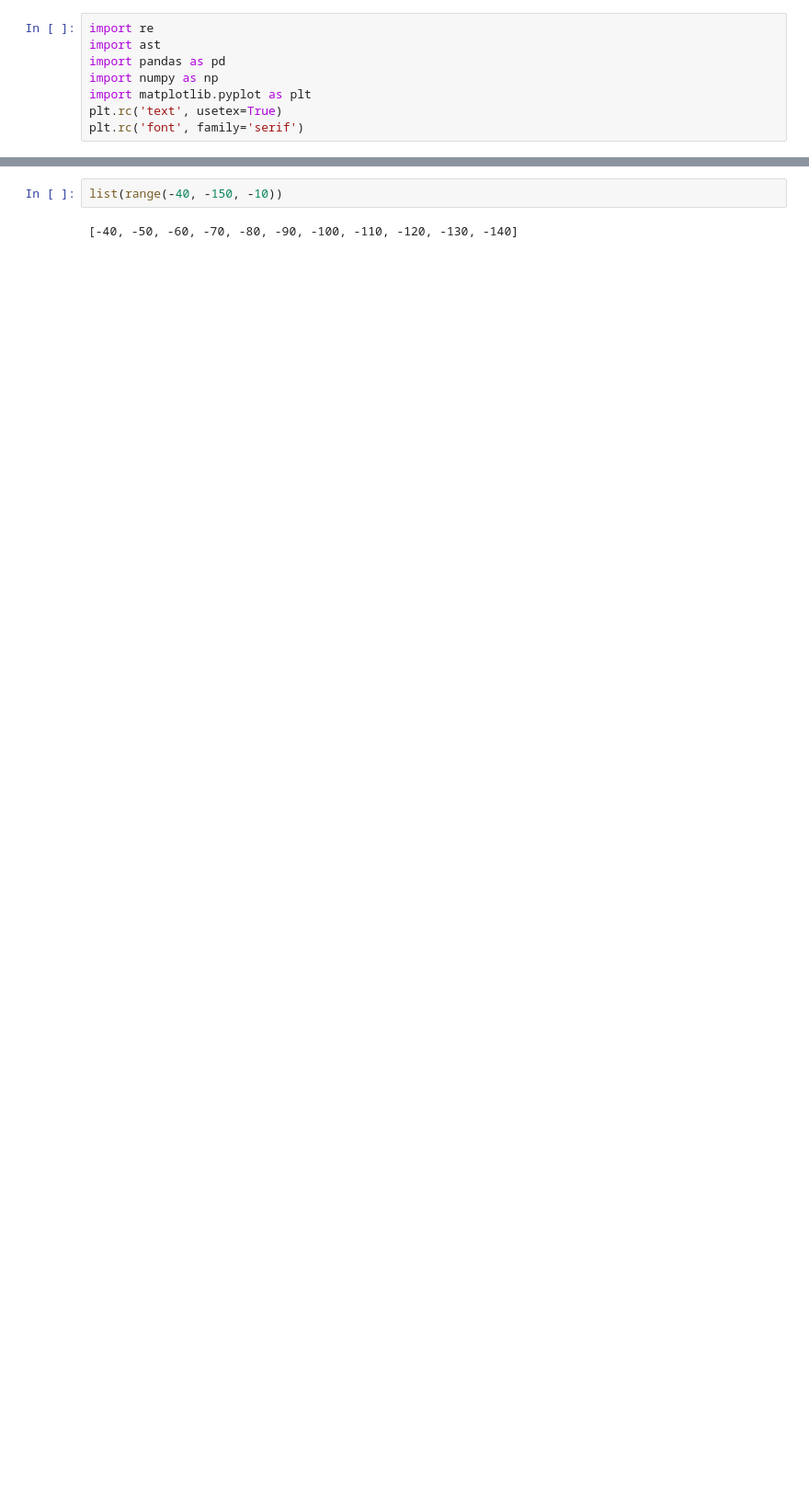
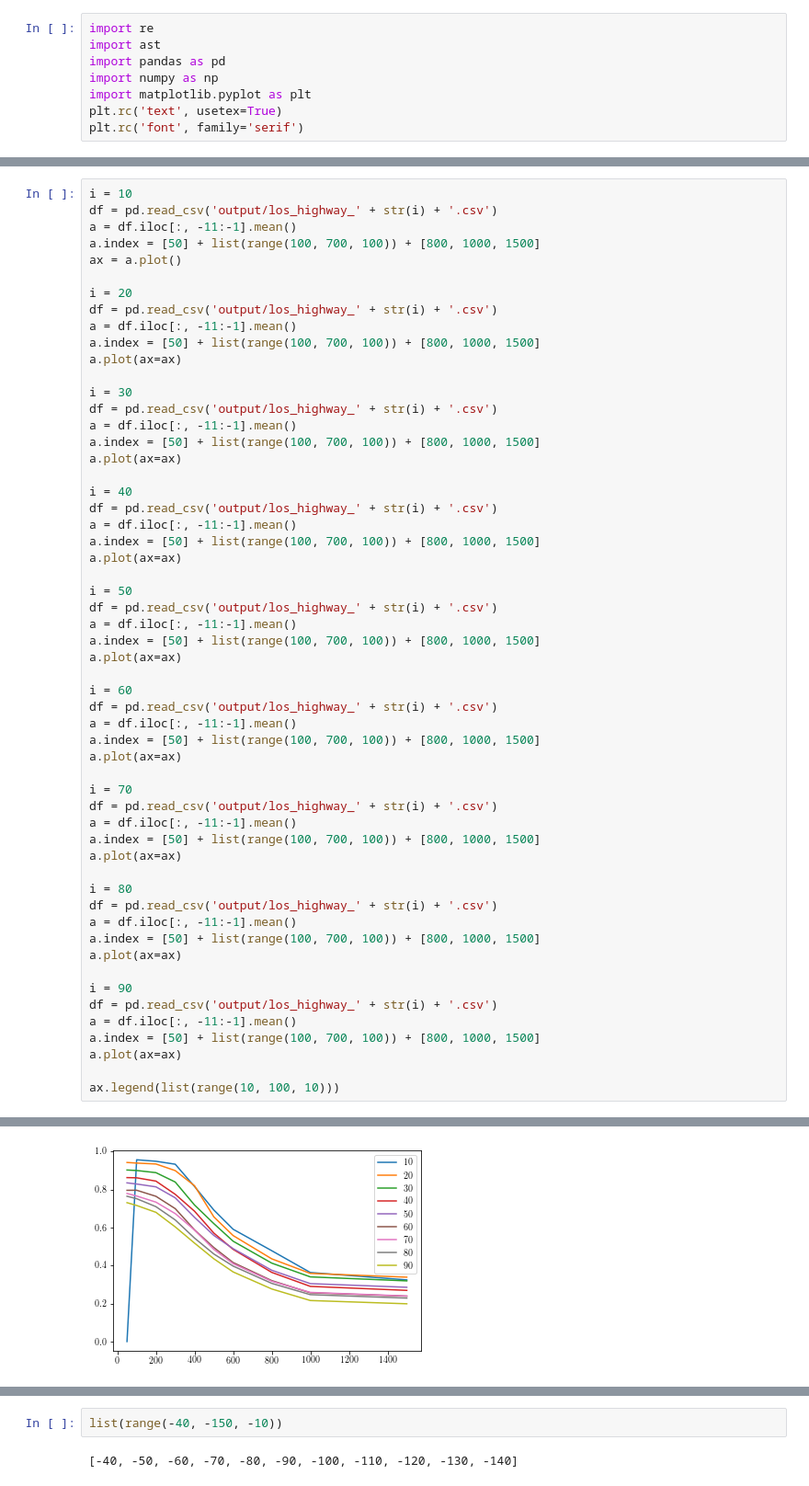
Before and after one commit to Lucas-Cerqueira/Projeto-Final-src, a Jupyter notebook: simulations_analysis.ipynb, the cells around one changed output, grey strips where cells are left out. Shown at 92% size. Saved outputs shown, nothing was run; the diff lists cells and outputs as text; blank space fills up the shorter version.

```diff
--- a/simulations_analysis.ipynb
+++ b/simulations_analysis.ipynb
@@ -104,0 +530,57 @@ for i, l in enumerate(ax.lines):
+# %%
+i = 10
+df = pd.read_csv('output/los_highway_' + str(i) + '.csv')
+a = df.iloc[:, -11:-1].mean()
+a.index = [50] + list(range(100, 700, 100)) + [800, 1000, 1500]
+ax = a.plot()
+
+i = 20
+df = pd.read_csv('output/los_highway_' + str(i) + '.csv')
+a = df.iloc[:, -11:-1].mean()
+a.index = [50] + list(range(100, 700, 100)) + [800, 1000, 1500]
+a.plot(ax=ax)
+
+i = 30
+df = pd.read_csv('output/los_highway_' + str(i) + '.csv')
+a = df.iloc[:, -11:-1].mean()
+a.index = [50] + list(range(100, 700, 100)) + [800, 1000, 1500]
+a.plot(ax=ax)
+
+i = 40
+df = pd.read_csv('output/los_highway_' + str(i) + '.csv')
+a = df.iloc[:, -11:-1].mean()
+a.index = [50] + list(range(100, 700, 100)) + [800, 1000, 1500]
+a.plot(ax=ax)
+
+i = 50
+df = pd.read_csv('output/los_highway_' + str(i) + '.csv')
+a = df.iloc[:, -11:-1].mean()
+a.index = [50] + list(range(100, 700, 100)) + [800, 1000, 1500]
+a.plot(ax=ax)
+
+i = 60
+df = pd.read_csv('output/los_highway_' + str(i) + '.csv')
+a = df.iloc[:, -11:-1].mean()
+a.index = [50] + list(range(100, 700, 100)) + [800, 1000, 1500]
+a.plot(ax=ax)
+
+i = 70
+df = pd.read_csv('output/los_highway_' + str(i) + '.csv')
+a = df.iloc[:, -11:-1].mean()
+a.index = [50] + list(range(100, 700, 100)) + [800, 1000, 1500]
+a.plot(ax=ax)
+
+i = 80
+df = pd.read_csv('output/los_highway_' + str(i) + '.csv')
+a = df.iloc[:, -11:-1].mean()
+a.index = [50] + list(range(100, 700, 100)) + [800, 1000, 1500]
+a.plot(ax=ax)
+
+i = 90
+df = pd.read_csv('output/los_highway_' + str(i) + '.csv')
+a = df.iloc[:, -11:-1].mean()
+a.index = [50] + list(range(100, 700, 100)) + [800, 1000, 1500]
+a.plot(ax=ax)
+
+ax.legend(list(range(10, 100, 10)))
+# %% [output]
@@ -104,0 +588 @@ for i, l in enumerate(ax.lines):
+[figure, added]
```
Also changed, not shown: parts of 35 cells of this notebook, 7 other files.
